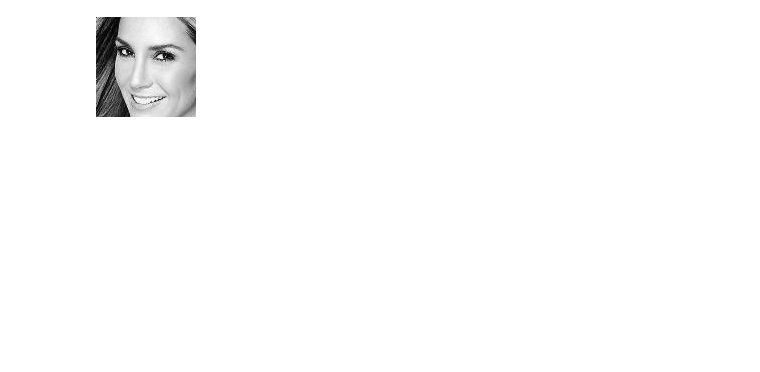
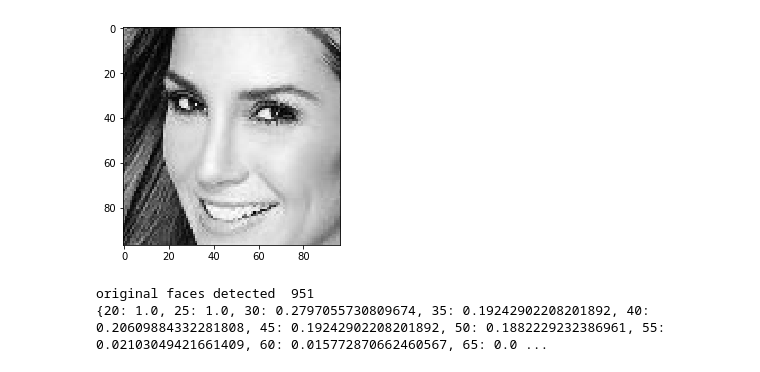
Before and after one commit to NnataKha/Pictures-Project, a Jupyter notebook: Main.ipynb, the cells around one changed output. Drawn from its saved outputs; the diff is of its cells as text; code cells hidden in the pictures; blank space fills up the shorter version.

```diff
--- a/Main.ipynb
+++ b/Main.ipynb
@@ -39,4 +38,0 @@ for file in images_with_faces:
-# %%
-display(Image.open(mydir + cropdir + images_with_faces[0]))
-# %% [output]
-[figure, removed]
@@ -42,0 +46,9 @@ display(Image.open(mydir + cropdir + images_with_faces[0]))
+# %%
+cr_files_list = listdir(mydir + cropdir)
+#show the result
+img = imread(mydir + cropdir + cr_files_list[0])
+plt.imshow(img)
+plt.show()
+plt.close()
+# %% [output]
+[figure, added]
@@ -42,0 +67,6 @@ display(Image.open(mydir + cropdir + images_with_faces[0]))
+# %%
+print('original faces detected ', total)
+print(sd)
+# %% [output]
+original faces detected  951
+{20: 1.0, 25: 1.0, 30: 0.2797055730809674, 35: 0.19242902208201892, 40: 0.20609884332281808, 45: 0.19242902208201892, 50: 0.1882229232386961, 55: 0.02103049421661409, 60: 0.015772870662460567, 65: 0.0 ...
```
Also changed, not shown: parts of 9 cells of this notebook, 1 other file.
